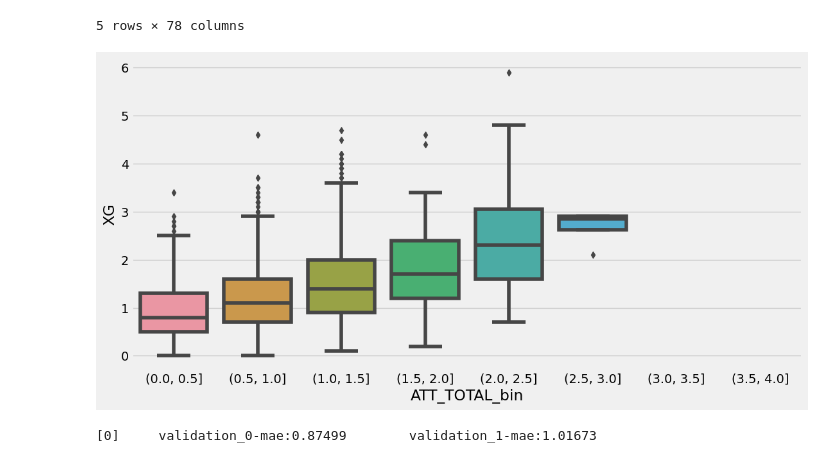
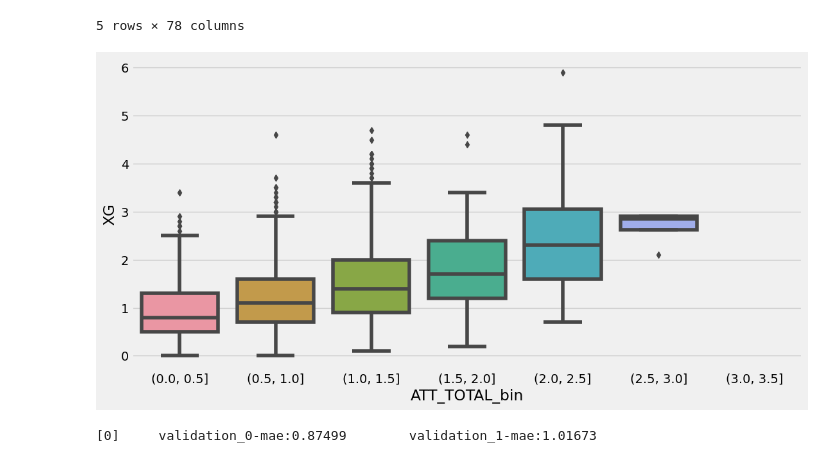
Before and after one commit to ongmk/FPL, a Jupyter notebook: fpl/notebooks/model.ipynb, the cells around one changed output. Saved outputs shown, nothing was run; the diff lists cells and outputs as text; code cells hidden in the pictures.

```diff
--- a/fpl/notebooks/model.ipynb
+++ b/fpl/notebooks/model.ipynb
@@ -68,12 +67,12 @@ plt.style.use('fivethirtyeight')
 import matplotlib.pyplot as plt
 # %%
 copy_df = train_data[["ATT_TOTAL", "XG"]].copy()
-copy_df['ATT_TOTAL_bin'] = pd.cut(copy_df['ATT_TOTAL'], bins=[x/2 for x in range(9)])
+copy_df['ATT_TOTAL_bin'] = pd.cut(copy_df['ATT_TOTAL'], bins=np.arange(0,4, 0.5))
 plt.figure(figsize=(12, 6))
 sns.boxplot(x='ATT_TOTAL_bin', y='XG', data=copy_df)
 plt.show()
 # %% [output]
-[figure, old version]
+[figure, new version]
 # %%
 from sklearn.metrics import mean_squared_error
 import xgboost as xgb
```
Also changed, not shown: parts of 3 cells of this notebook.
